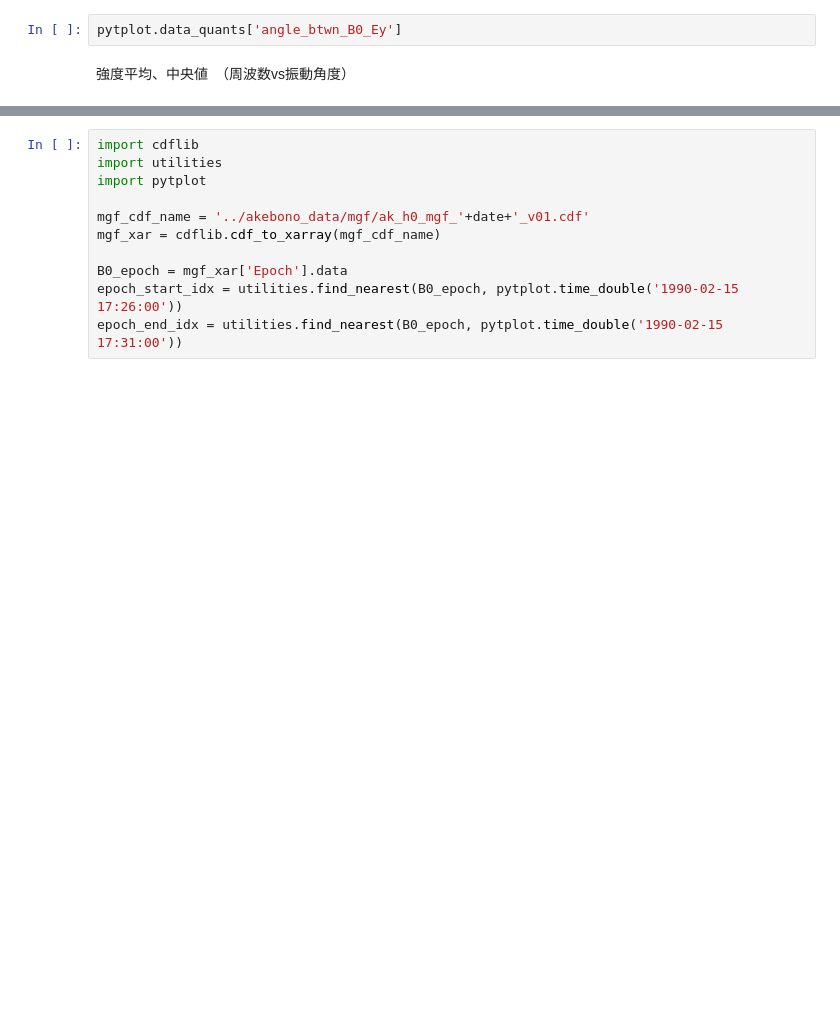
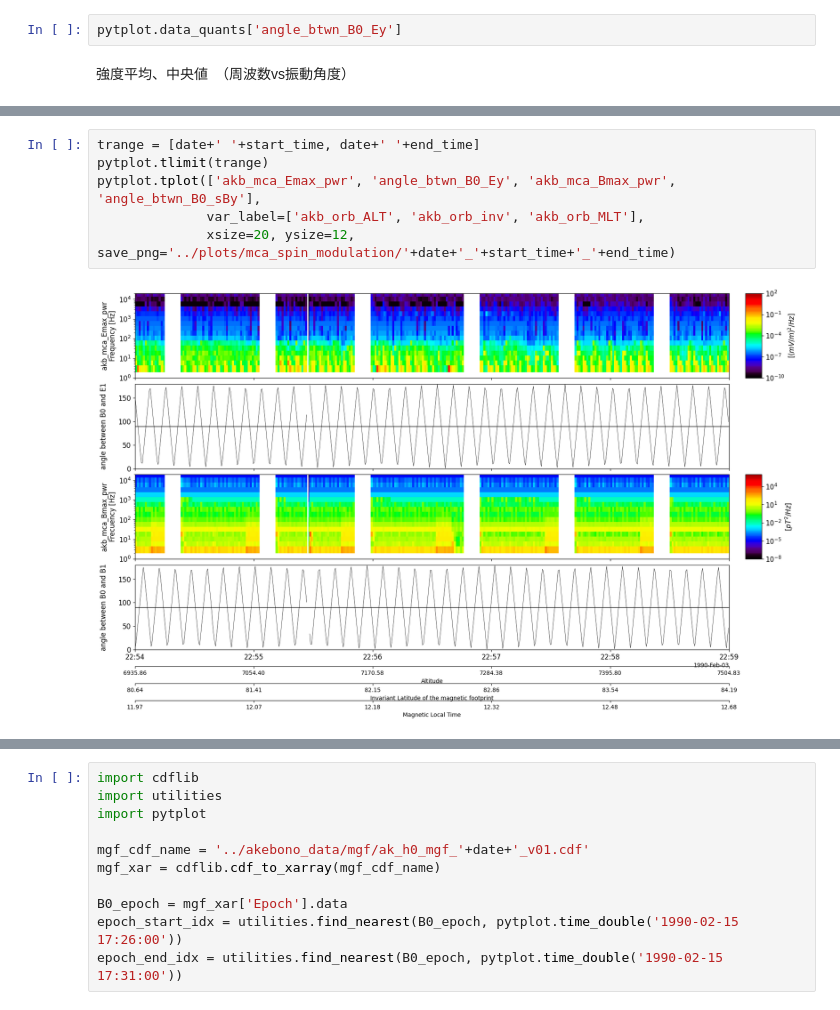
Before and after one commit to shuji-onosawa/akebono_analysis, a Jupyter notebook: src/Akebono_analysis.ipynb, the cells around one changed output, grey strips where cells are left out. Drawn from its saved outputs; the diff is of its cells as text; blank space fills up the shorter version.

```diff
--- a/src/Akebono_analysis.ipynb
+++ b/src/Akebono_analysis.ipynb
@@ -42,3 +81,11 @@ intensity_e_matrix, intensity_m_martrix, medi_e, medi_m = calc_pwr_matrix_angle_
+# %%
+trange = [date+' '+start_time, date+' '+end_time]
+pytplot.tlimit(trange)
+pytplot.tplot(['akb_mca_Emax_pwr', 'angle_btwn_B0_Ey', 'akb_mca_Bmax_pwr', 'angle_btwn_B0_sBy'],
+              var_label=['akb_orb_ALT', 'akb_orb_inv', 'akb_orb_MLT'],
+              xsize=20, ysize=12, save_png='../plots/mca_spin_modulation/'+date+'_'+start_time+'_'+end_time)
+# %% [output]
+[figure, added]
 # %%
 from matplotlib.colors import LogNorm
 import matplotlib.pyplot as plt
```
Also changed, not shown: parts of 20 cells of this notebook, 7 other files.
